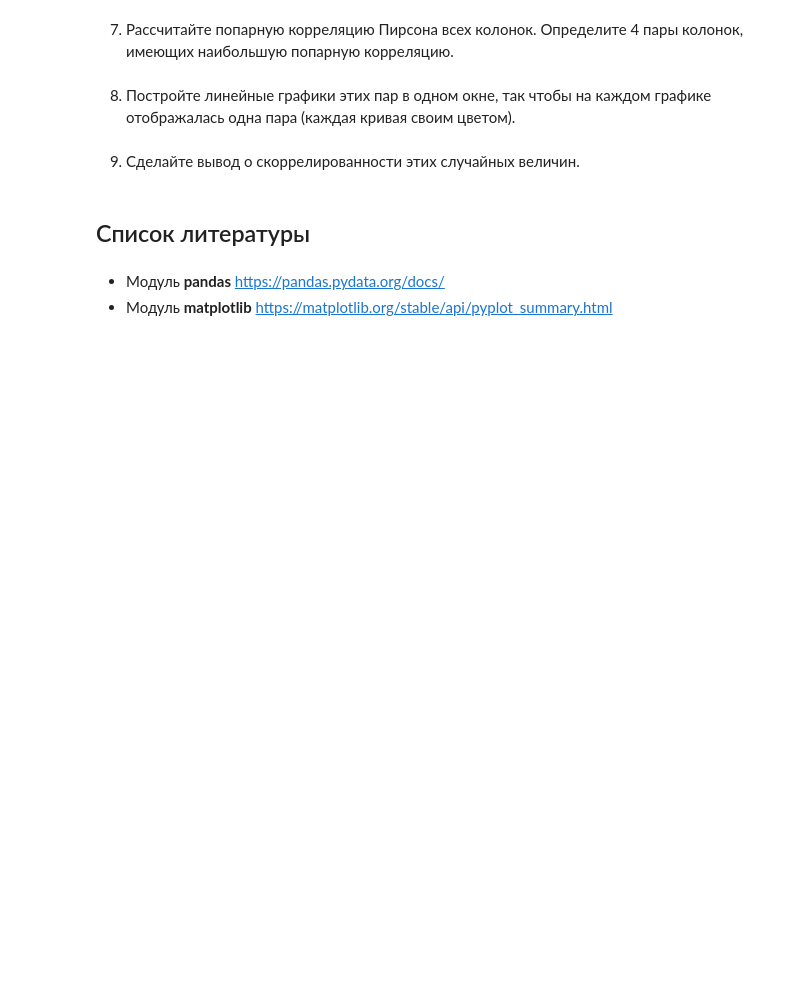
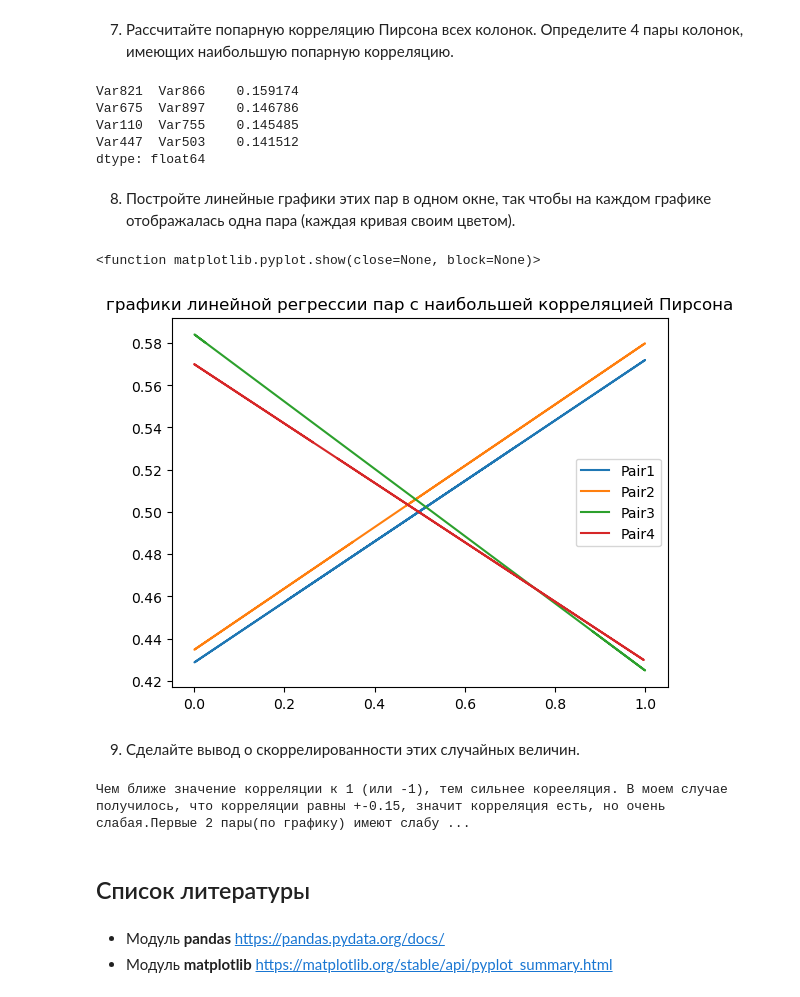
Before and after one commit to talex00/Simulation-modeling-and-big-data-analytics-course, a Jupyter notebook: Lab3_task.ipynb, the cells around one changed output. Drawn from its saved outputs; the diff is of its cells as text; code cells hidden in the pictures; blank space fills up the shorter version.

```diff
--- a/Lab3_task.ipynb
+++ b/Lab3_task.ipynb
@@ -256,0 +320,3 @@ plt.show()
+# %%
+df = pd.DataFrame(data=np.array([np.random.uniform(size=1000) for i in range(1000)]).T, columns=['Var'+str(i) for i in range(1000)])
+df.head()
@@ -261,2 +333,13 @@ plt.show()
+# %%
+correlation = df.corr()
+series_correlation = correlation.abs().unstack()
+filtered_series_correlation = series_correlation.where(series_correlation < 1)
+print(filtered_series_correlation.nlargest(8)[::2])
+# %% [output]
+Var821  Var866    0.159174
+Var675  Var897    0.146786
+Var110  Var755    0.145485
+Var447  Var503    0.141512
+dtype: float64
 # %% [markdown]
 8. Постройте линейные графики этих пар в одном окне, так чтобы на каждом графике отображалась одна пара (каждая кривая своим цветом).
@@ -265,2 +346,21 @@ plt.show()
+# %%
+m, b = np.polyfit(df['Var675'], df['Var897'], 1)
+plt.plot(df['Var675'], m*df['Var675'] + b, label='Pair1')
+m, b = np.polyfit(df['Var110'], df['Var755'], 1)
+plt.plot(df['Var110'], m*df['Var110'] + b, label='Pair2')
+m, b = np.polyfit(df['Var821'], df['Var866'], 1)
+plt.plot(df['Var821'], m*df['Var821'] + b, label='Pair3')
+m, b = np.polyfit(df['Var447'], df['Var503'], 1)
+plt.plot(df['Var447'], m*df['Var447'] + b, label='Pair4')
+#plt.scatter(df['Var675'], df['Var897'], label='Pair1')
+#plt.scatter(df['Var110'], df['Var775'], label='Pair2')
+#plt.scatter(df['Var358'], df['Var689'], label='Pair3')
+#plt.scatter(df['Var220'], df['Var762'], label='Pair4')
+plt.title('графики линейной регрессии пар с наибольшей корреляцией Пирсона')
+plt.legend()
+plt.show
+# %% [output]
+<function matplotlib.pyplot.show(close=None, block=None)>
+[figure, added]
 # %% [markdown]
 9. Сделайте вывод о скоррелированности этих случайных величин.
@@ -269,3 +367,7 @@ plt.show()
+# %%
+print('Чем ближе значение корреляции к 1 (или -1), тем сильнее корееляция. В моем случае получилось, что корреляции равны +-0.15, значит корреляция есть, но очень слабая.Первые 2 пары(по графику) имеют слабую положительную корреляцию, последние 2 - слабую отрицательную.')
+# %% [output]
+Чем ближе значение корреляции к 1 (или -1), тем сильнее корееляция. В моем случае получилось, что корреляции равны +-0.15, значит корреляция есть, но очень слабая.Первые 2 пары(по графику) имеют слабу ...
 # %% [markdown]
 ## Список литературы
 # %% [markdown]
```
Also changed, not shown: parts of 31 cells of this notebook, 1 other file.
